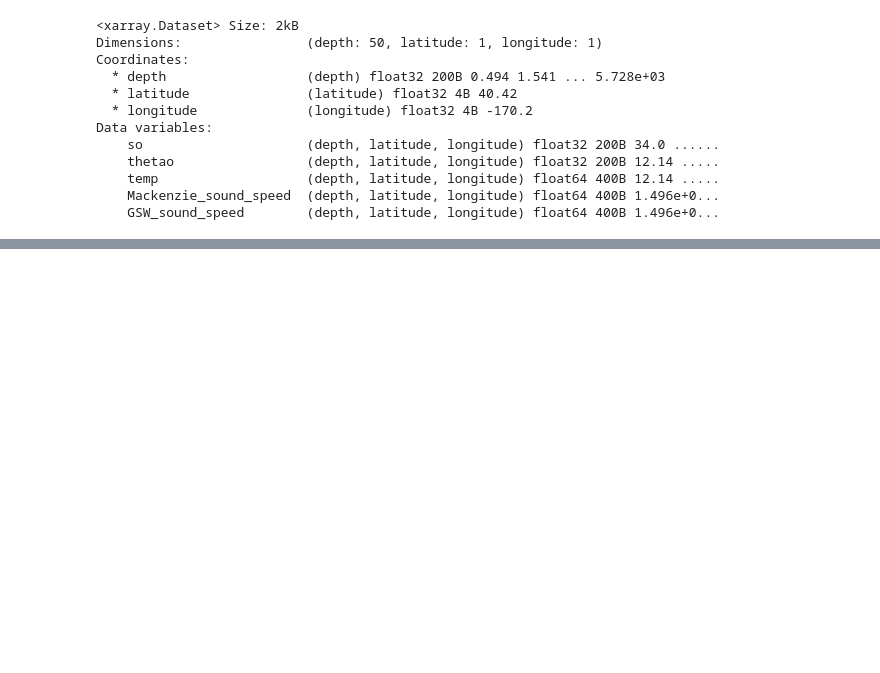
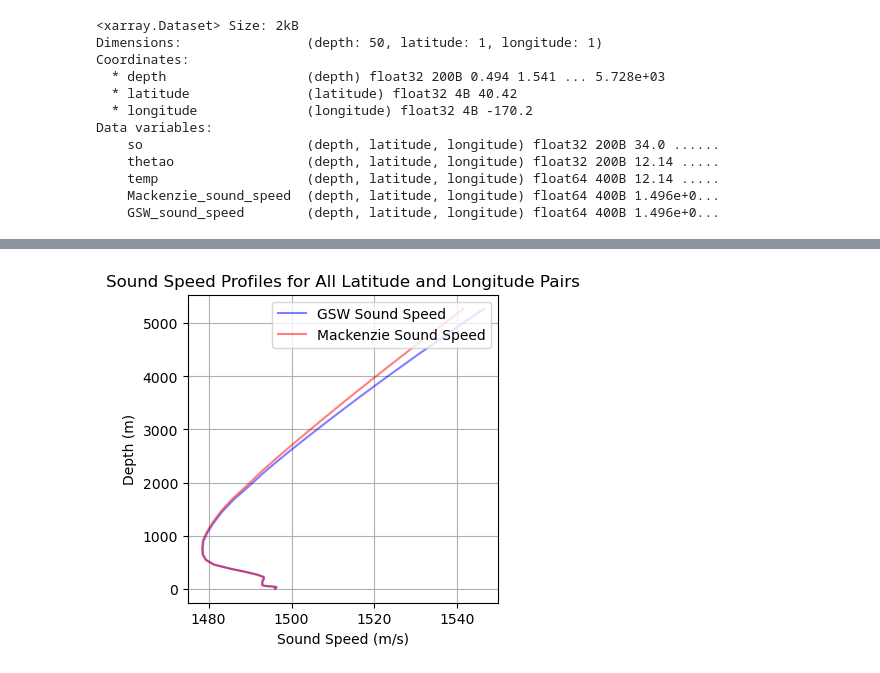
Before and after one commit to OceanStreamIO/sound-speed-profile, a Jupyter notebook: SSP_from_Copernicus.ipynb, the cells around one changed output, grey strips where cells are left out. Cells and saved outputs as stored; diff of their text form; code cells hidden in the pictures; blank space fills up the shorter version.

```diff
--- a/SSP_from_Copernicus.ipynb
+++ b/SSP_from_Copernicus.ipynb
@@ -177,0 +160,38 @@ measurement_ds.to_dataframe().reset_index()
+# %%
+import matplotlib.pyplot as plt
+
+def visualize_SSP(data):
+    plt.figure(figsize=(4, 4))
+
+    grouped_data = data.groupby(['latitude', 'longitude'])
+
+    # Plot each group
+    for (lat, lon), group in grouped_data:
+        # Plot GSW sound speed profile
+        plt.plot(group['GSW_sound_speed'], group['depth'], label=f'GSW Sound Speed ({lat}, {lon})', color='b', alpha=0.5)
+
+        # Plot Mackenzie sound speed profile
+        plt.plot(group['Mackenzie_sound_speed'], group['depth'], label=f'Mackenzie Sound Speed ({lat}, {lon})', color='r', alpha=0.5)
+
+    # Invert y-axis to show depth increasing downwards
+    #plt.gca().invert_yaxis()
+
+    # Labels and title
+    plt.xlabel('Sound Speed (m/s)')
+    plt.ylabel('Depth (m)')
+    plt.title('Sound Speed Profiles for All Latitude and Longitude Pairs')
+    plt.grid(True)
+
+    # Create a custom legend to distinguish between GSW and Mackenzie sound speed
+    handles = [
+        plt.Line2D([0], [0], color='b', alpha=0.5, label='GSW Sound Speed'),
+        plt.Line2D([0], [0], color='r', alpha=0.5, label='Mackenzie Sound Speed')
+    ]
+    plt.legend(handles=handles, loc='upper right')
+
+    # Show the plot
+    plt.show()
+
+visualize_SSP(measurement_ds.to_dataframe().reset_index())
+# %% [output]
+[figure, added]
```
Also changed, not shown: parts of 2 cells of this notebook.
